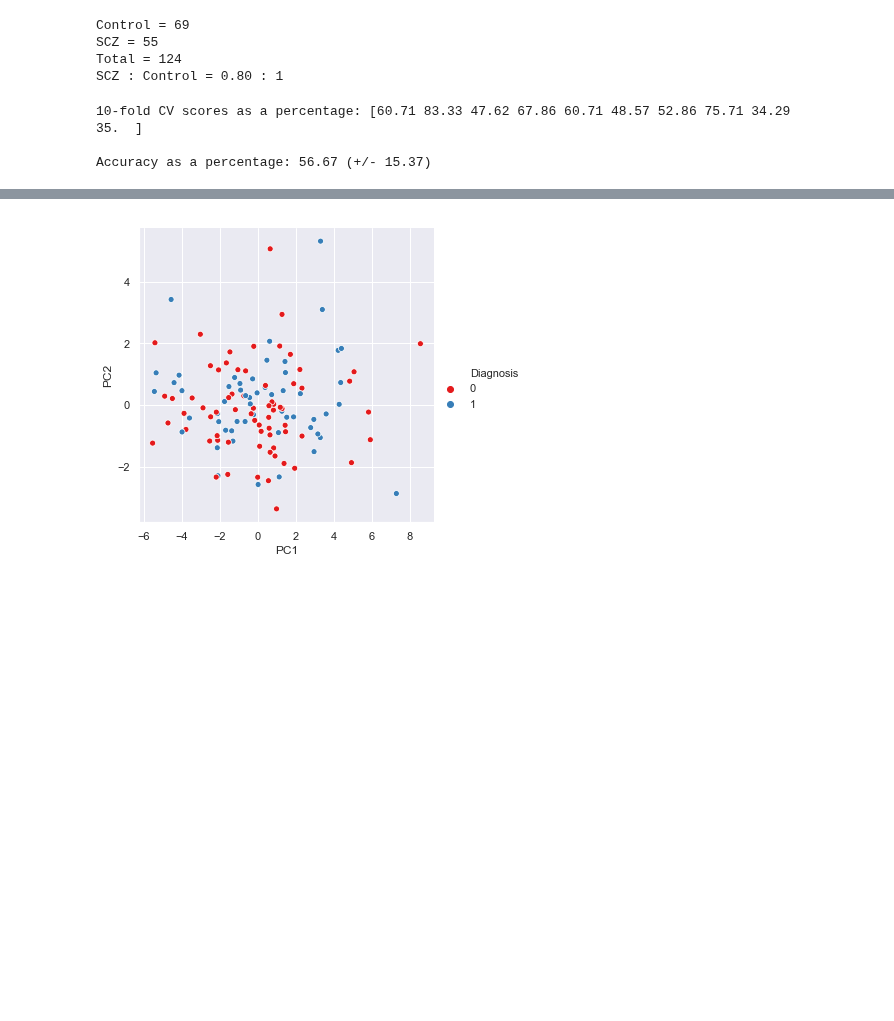
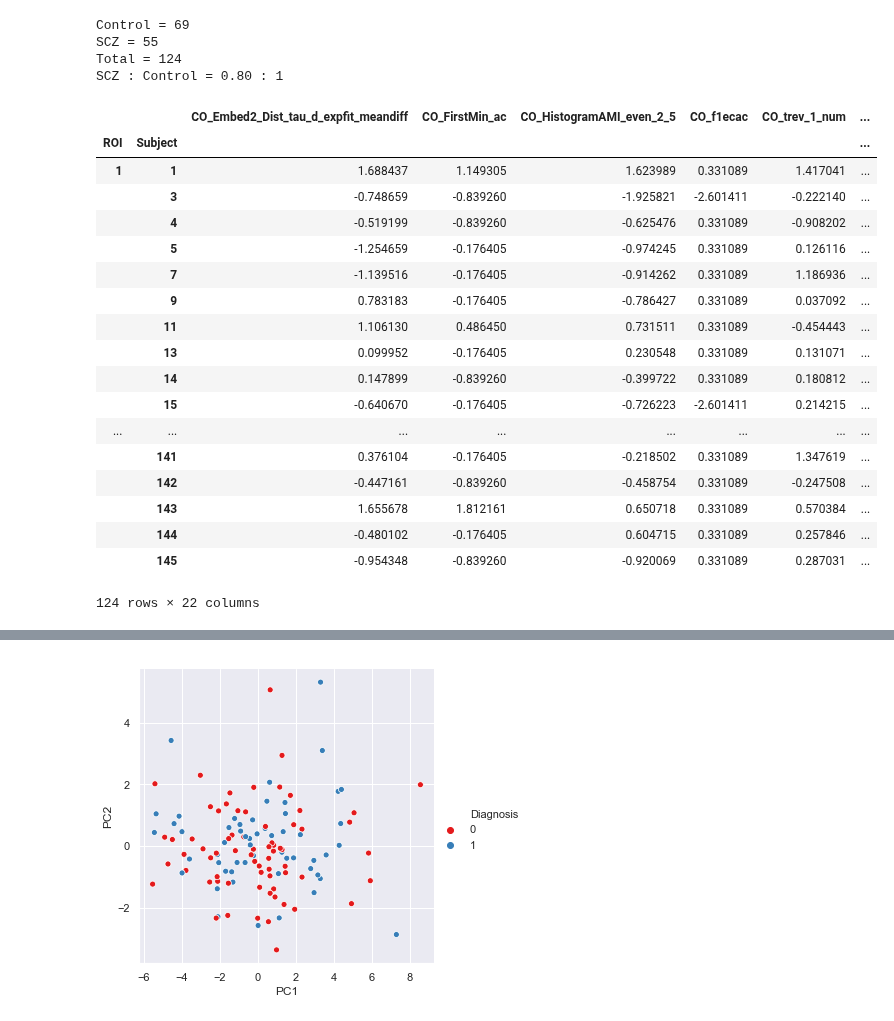
Before and after one commit to DynamicsAndNeuralSystems/fMRI_FeaturesDisorders, a Jupyter notebook: refinedCode.ipynb, the cells around one changed output, grey strips where cells are left out. Saved outputs shown, nothing was run; the diff lists cells and outputs as text; code cells hidden in the pictures; blank space fills up the shorter version.

```diff
--- a/refinedCode.ipynb
+++ b/refinedCode.ipynb
@@ -117,24 +154,29 @@ SCZ : Control = 0.80 : 1
 # %%
 # Assign the data to variables
 DataSlice = ROISlice # featSlice or ROISlice
 DataSlice_zscored = DataSlice.apply(zscore)
 
 X = DataSlice_zscored
 y = np.ravel(targetCol)
 
-# X
+X
+# %% [output]
+|  |  | CO_Embed2_Dist_tau_d_expfit_meandiff | CO_FirstMin_ac | CO_HistogramAMI_even_2_5 | CO_f1ecac | CO_trev_1_num | ... |
+| ROI | Subject |  |  |  |  |  | ... |
+| 1 | 1 | 1.688437 | 1.149305 | 1.623989 | 0.331089 | 1.417041 | ... |
+|  | 3 | -0.748659 | -0.839260 | -1.925821 | -2.601411 | -0.222140 | ... |
+|  | 4 | -0.519199 | -0.839260 | -0.625476 | 0.331089 | -0.908202 | ... |
+|  | 5 | -1.254659 | -0.176405 | -0.974245 | 0.331089 | 0.126116 | ... |
+|  | 7 | -1.139516 | -0.176405 | -0.914262 | 0.331089 | 1.186936 | ... |
+|  | 9 | 0.783183 | -0.176405 | -0.786427 | 0.331089 | 0.037092 | ... |
+|  | 11 | 1.106130 | 0.486450 | 0.731511 | 0.331089 | -0.454443 | ... |
+|  | 13 | 0.099952 | -0.176405 | 0.230548 | 0.331089 | 0.131071 | ... |
+|  | 14 | 0.147899 | -0.839260 | -0.399722 | 0.331089 | 0.180812 | ... |
+|  | 15 | -0.640670 | -0.176405 | -0.726223 | -2.601411 | 0.214215 | ... |
+| ... | ... | ... | ... | ... | ... | ... | ... |
+|  | 141 | 0.376104 | -0.176405 | -0.218502 | 0.331089 | 1.347619 | ... |
+|  | 142 | -0.447161 | -0.839260 | -0.458754 | 0.331089 | -0.247508 | ... |
+|  | 143 | 1.655678 | 1.812161 | 0.650718 | 0.331089 | 0.570384 | ... |
+|  | 144 | -0.480102 | -0.176405 | 0.604715 | 0.331089 | 0.257846 | ... |
+|  | 145 | -0.954348 | -0.839260 | -0.920069 | 0.331089 | 0.287031 | ... |
+124 rows × 22 columns
-# %%
-# Perform 10-fold CV
-
-scores = af.get10FoldCVScore(X,y)
-
-# Print scores
-print('10-fold CV scores as a percentage: ' + str(scores))
-print('')
-
-# Mean 10-fold CV score with an error of 1 std dev
-print("Accuracy as a percentage: %0.2f (+/- %0.2f)" % (scores.mean(), scores.std()))
-# %% [output]
-10-fold CV scores as a percentage: [60.71 83.33 47.62 67.86 60.71 48.57 52.86 75.71 34.29 35.  ]
-
-Accuracy as a percentage: 56.67 (+/- 15.37)
```
Also changed, not shown: parts of 11 cells of this notebook.
